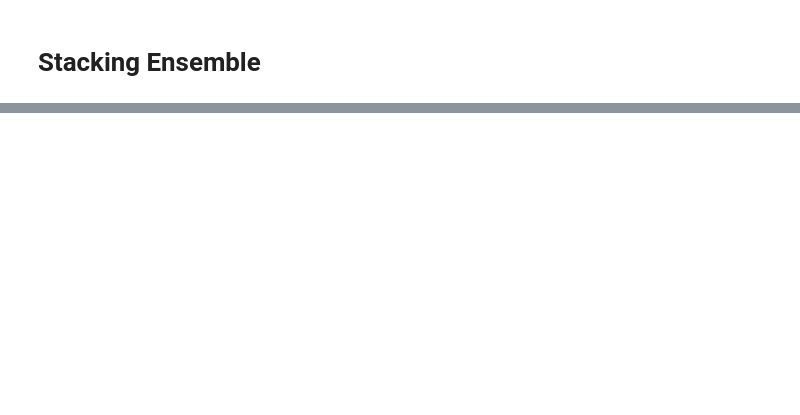
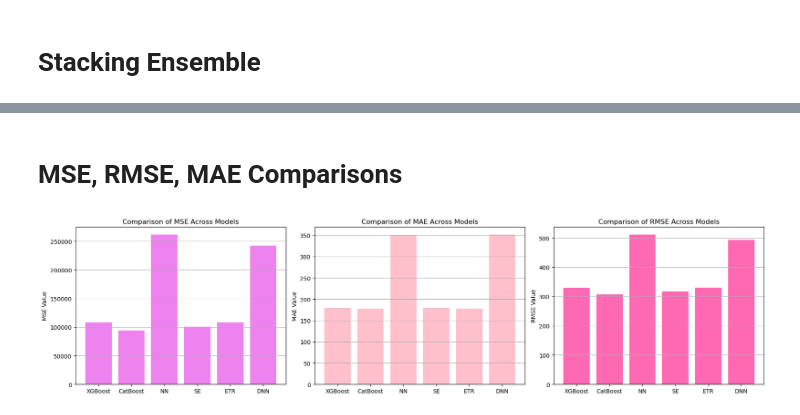
Before and after one commit to BoushBoo/pvt-prediction-ml-, a Jupyter notebook: Phase 2/Pb (1225).ipynb, the cells around one changed output, grey strips where cells are left out. Saved outputs shown, nothing was run; the diff lists cells and outputs as text; code cells hidden in the pictures; blank space fills up the shorter version.

```diff
--- a/Phase 2/Pb (1225).ipynb
+++ b/Phase 2/Pb (1225).ipynb
@@ -132,7 +132,7 @@ best_cat_mse = best_cat_rmse = best_cat_mae = best_cat_r2 = best_cat_adj_r2 = be
 with tqdm(total=len(param_grid), desc="Tuning CatBoost") as pbar:
     for params in param_grid:
         start_time = time.time()
-        cat_model = CatBoostRegressor(verbose=0, random_state=42, **params)
+        cat_model = CatBoostRegressor(logging_level='Silent', random_state=42, **params)
         cat_model.fit(X_train, y_train)
         y_pred_cat = cat_model.predict(X_test)
         end_time = time.time()
@@ -257,6 +273,7 @@ from sklearn.svm import SVR
 import time
 from sklearn.metrics import mean_squared_error, mean_absolute_error, r2_score
 import numpy as np
+from tqdm import tqdm
 
 # Define base learners with default/approximate params
 base_estimators = [
@@ -281,7 +298,9 @@ stack = StackingRegressor(
 
 # Fit and evaluate
 start_time = time.time()
-stack.fit(X_train, y_train)
+with tqdm(total=1, desc="Training Stacked Model") as pbar:
+    stack.fit(X_train, y_train)
+    pbar.update(1)
 stack_preds = stack.predict(X_test)
 end_time = time.time()
 
@@ -303,0 +435,31 @@ Best Stacked Ensemble Score: -219.2226, Best MSE: 97693.3175, Best RMSE: 312.559
+# %% [markdown]
+# MSE, RMSE, MAE Comparisons
+# %%
+import matplotlib.pyplot as plt
+
+x_labels = ["XGBoost", "CatBoost", "NN", "SE", "ETR", "DNN"]
+mse_values = [best_xgb_mse, best_cat_mse, best_nn_mse, stack_mse, et_mse, best_dnn_mse]
+mae_values = [best_xgb_mae, best_cat_mae, best_nn_mae, stack_mae, et_mae, best_dnn_mae]
+rmse_values = [best_xgb_rmse, best_cat_rmse, best_nn_rmse, stack_rmse, et_rmse, best_dnn_rmse]
+
+fig, axs = plt.subplots(1, 3, figsize=(18, 5))
+
+axs[0].bar(x_labels, mse_values, color='violet')
+axs[0].set_title("Comparison of MSE Across Models")
+axs[0].set_ylabel("MSE Value")
+axs[0].grid(axis='y')
+
+axs[1].bar(x_labels, mae_values, color='pink')
+axs[1].set_title("Comparison of MAE Across Models")
+axs[1].set_ylabel("MAE Value")
+axs[1].grid(axis='y')
+
+axs[2].bar(x_labels, rmse_values, color='hotpink')
+axs[2].set_title("Comparison of RMSE Across Models")
+axs[2].set_ylabel("RMSE Value")
+axs[2].grid(axis='y')
+
+plt.tight_layout(rect=[0, 0.03, 1, 0.95])
+plt.show()
+# %% [output]
+[figure, added]
```
Also changed, not shown: parts of 12 cells of this notebook, 6 other files.
